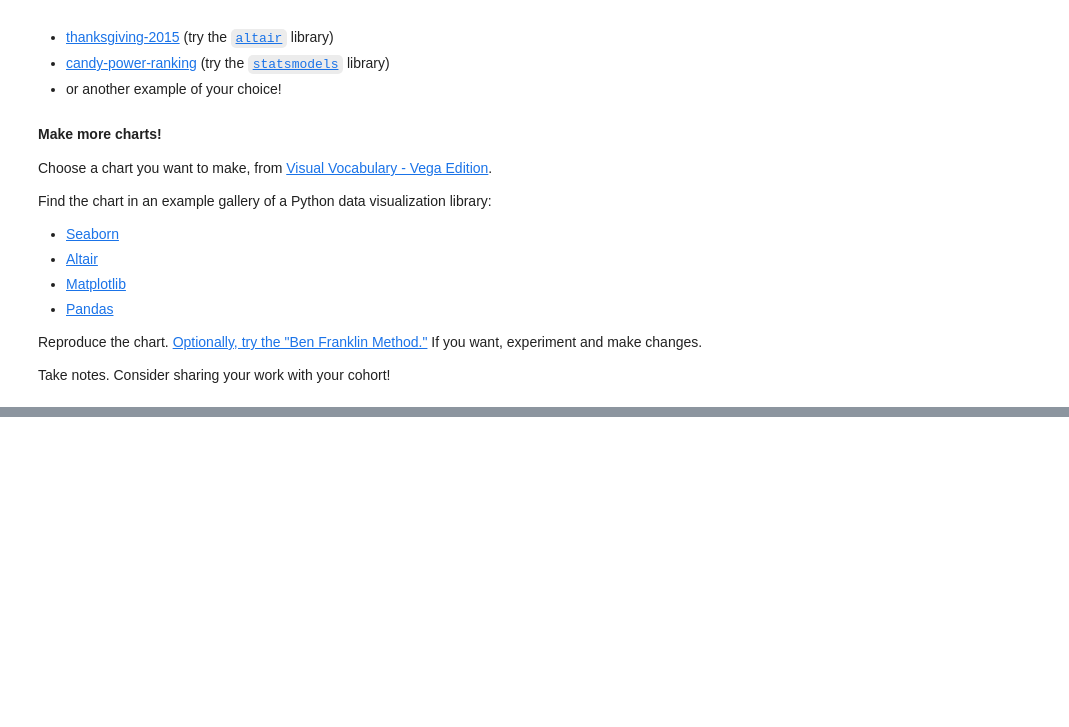
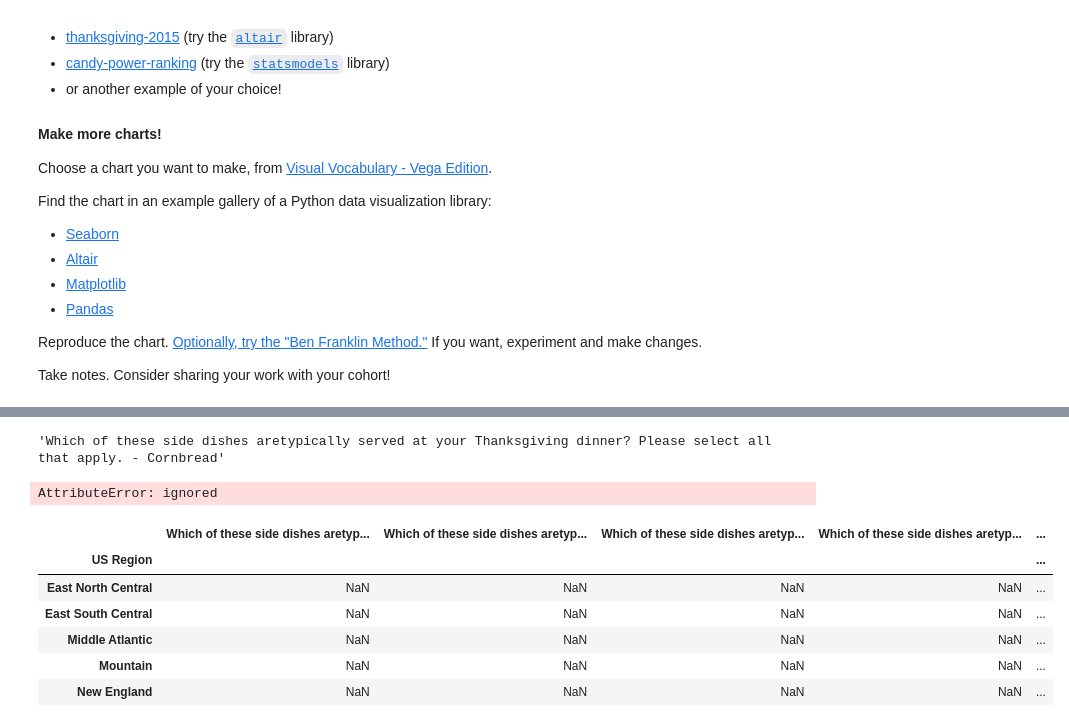
Before and after one commit to bloominstituteoftechnology/DS-Unit-1-Sprint-3-Data-Storytelling, a Jupyter notebook: module3-make-explanatory-visualizations/LS_DS_223_Make_explanatory_visualizations.ipynb, the cells around one changed output, grey strips where cells are left out. Drawn from its saved outputs; the diff is of its cells as text; code cells hidden in the pictures; blank space fills up the shorter version.

```diff
--- a/module3-make-explanatory-visualizations/LS_DS_223_Make_explanatory_visualizations.ipynb
+++ b/module3-make-explanatory-visualizations/LS_DS_223_Make_explanatory_visualizations.ipynb
@@ -330,0 +455,4 @@ Take notes. Consider sharing your work with your cohort!
+# %%
+merged.columns[5]
+# %% [output]
+'Which of these side dishes aretypically served at your Thanksgiving dinner? Please select all that apply. - Cornbread'
@@ -330,0 +461,14 @@ Take notes. Consider sharing your work with your cohort!
+# %%
+m_group = merged.groupby('US Region')[merged.columns[1:]].value_counts()
+# %% [output]
+AttributeError: ignored
+# %%
+m_group.head()
+# %% [output]
+|  | Which of these side dishes aretyp... | Which of these side dishes aretyp... | Which of these side dishes aretyp... | Which of these side dishes aretyp... | ... |
+| US Region |  |  |  |  | ... |
+| East North Central | NaN | NaN | NaN | NaN | ... |
+| East South Central | NaN | NaN | NaN | NaN | ... |
+| Middle Atlantic | NaN | NaN | NaN | NaN | ... |
+| Mountain | NaN | NaN | NaN | NaN | ... |
+| New England | NaN | NaN | NaN | NaN | ... |
```
Also changed, not shown: parts of 14 cells of this notebook.
